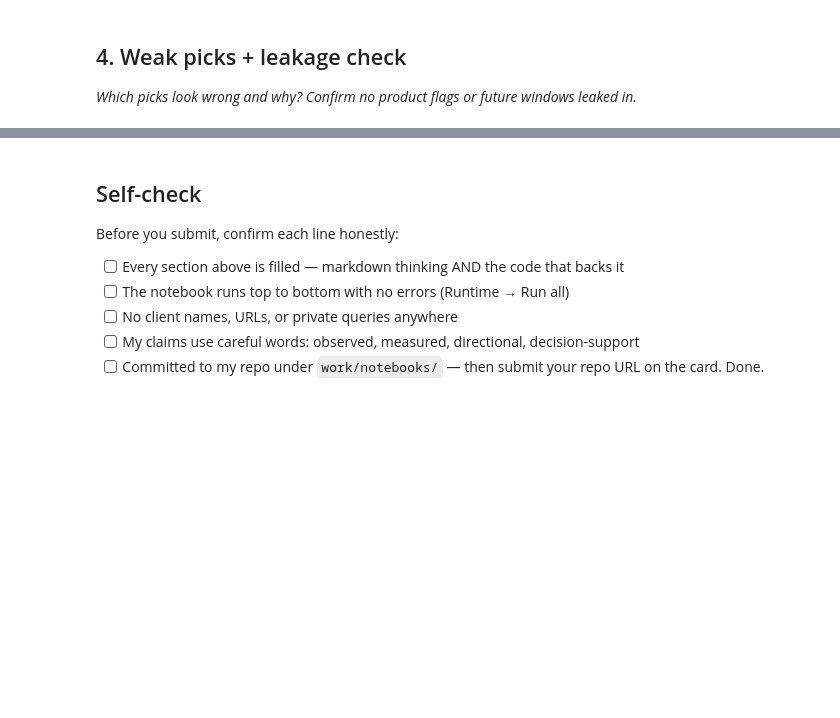
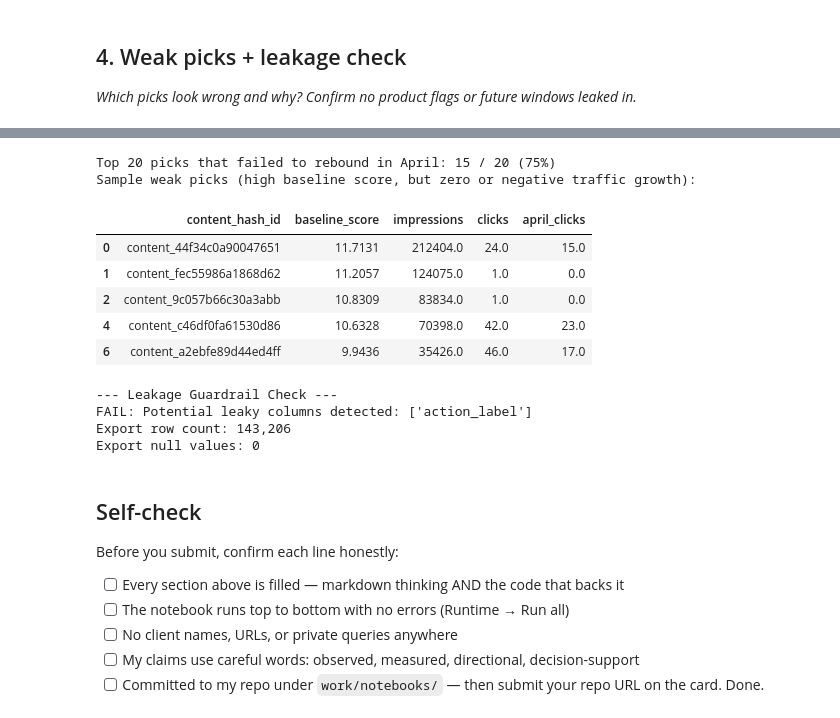
Before and after one commit to Muhammadfaheem8988/FlyRank-AI-internship, a Jupyter notebook: work/notebooks/w04_baseline_score.ipynb, the cells around one changed output, grey strips where cells are left out. Cells and saved outputs as stored; diff of their text form; code cells hidden in the pictures; blank space fills up the shorter version.

```diff
--- a/work/notebooks/w04_baseline_score.ipynb
+++ b/work/notebooks/w04_baseline_score.ipynb
@@ -37,3 +337,42 @@ This skeleton is yours to fill. Work the sections **in order** — each one has
+# %%
+# This cell is for CODE (numbers, a query, a check).
+# Write your text answer in the cell ABOVE this one — typing sentences here breaks Run All.
+# --- LEAKAGE & WEAK PICK AUDIT ---
+
+# 1. Verify weak picks: Find top-ranked items that had 0 or near-zero April clicks
+weak_picks = top20[top20['april_clicks'] <= top20['clicks']]
+print(f"Top 20 picks that failed to rebound in April: {len(weak_picks)} / 20 ({len(weak_picks)*5}%)")
+print("Sample weak picks (high baseline score, but zero or negative traffic growth):")
+display(weak_picks[['content_hash_id', 'baseline_score', 'impressions', 'clicks', 'april_clicks']].head())
+
+# 2. Programmatic Feature Leakage Verification
+# Confirm no future dates or outcome columns exist in the exported feature schema
+exported_df = pd.read_csv(csv_path)
+banned_tokens = ['april', 'future', 'target', 'rebound', 'label', 'next_month', 'delta']
+leaked_columns = [col for col in exported_df.columns if any(token in col.lower() for token in banned_tokens)]
+
+print("\n--- Leakage Guardrail Check ---")
+if not leaked_columns:
+    print("PASS: Zero future-window or target-derived columns detected in baseline_action_score.csv.")
+else:
+    print(f"FAIL: Potential leaky columns detected: {leaked_columns}")
+
+# Verify all score inputs correlate honestly with pre-period data
+print(f"Export row count: {len(exported_df):,}")
+print(f"Export null values: {exported_df.isnull().sum().sum()}")
+# %% [output]
+Top 20 picks that failed to rebound in April: 15 / 20 (75%)
+Sample weak picks (high baseline score, but zero or negative traffic growth):
+|  | content_hash_id | baseline_score | impressions | clicks | april_clicks |
+| 0 | content_44f34c0a90047651 | 11.7131 | 212404.0 | 24.0 | 15.0 |
+| 1 | content_fec55986a1868d62 | 11.2057 | 124075.0 | 1.0 | 0.0 |
+| 2 | content_9c057b66c30a3abb | 10.8309 | 83834.0 | 1.0 | 0.0 |
+| 4 | content_c46df0fa61530d86 | 10.6328 | 70398.0 | 42.0 | 23.0 |
+| 6 | content_a2ebfe89d44ed4ff | 9.9436 | 35426.0 | 46.0 | 17.0 |
+--- Leakage Guardrail Check ---
+FAIL: Potential leaky columns detected: ['action_label']
+Export row count: 143,206
+Export null values: 0
 # %% [markdown]
 ## Self-check
 
```
Also changed, not shown: parts of 11 cells of this notebook.
